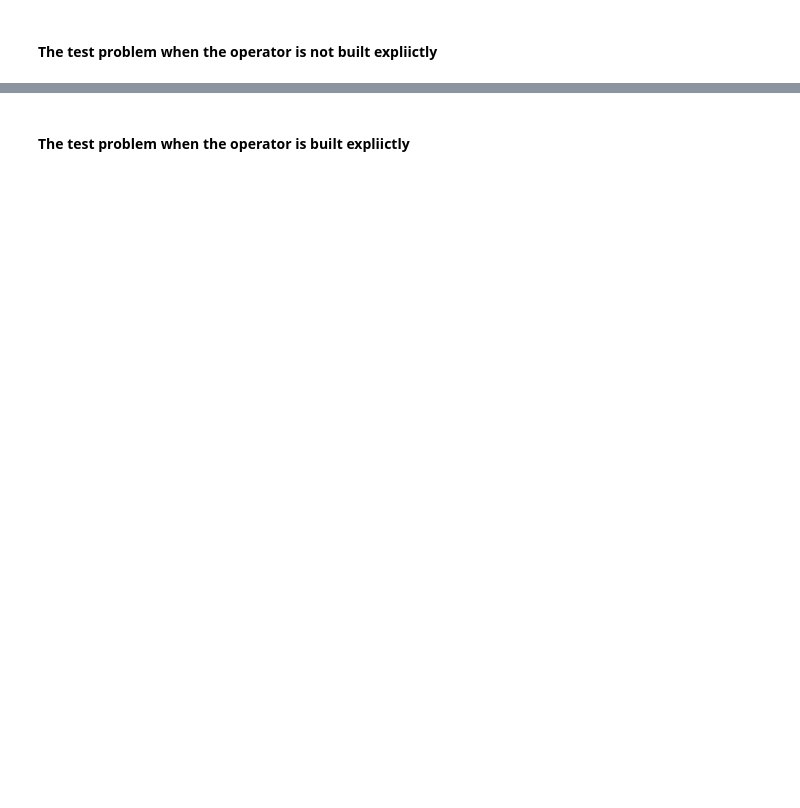
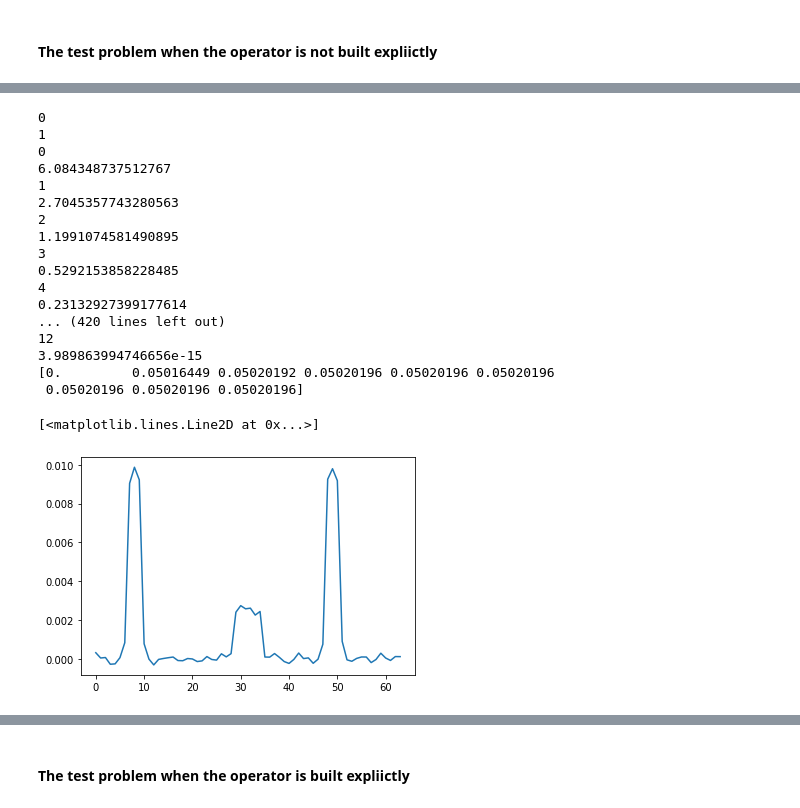
Before and after one commit to mpasha3/trips-py, a Jupyter notebook: demos/demo_1D_deblurring.ipynb, the cells around one changed output, grey strips where cells are left out. Saved outputs shown, nothing was run; the diff lists cells and outputs as text; code cells hidden in the pictures; blank space fills up the shorter version.

```diff
--- a/demos/demo_1D_deblurring.ipynb
+++ b/demos/demo_1D_deblurring.ipynb
@@ -52,8 +60,8 @@ plt.plot(rel_error)
 #### The test problem when the operator is not built expliictly
 # %%
 b_vec = b.reshape((-1,1))
-xarnoldi_tikhonov = hybrid_gmres(A, b_vec, n_iter = 9, regparam = 'gcv', delta = delta, shape = [64, 64])[0]
-outpgcv = hybrid_gmres(A, b_vec, n_iter = 9, regparam = 'gcv', delta = delta, shape = [64, 64])
+xarnoldi_tikhonov = hybrid_gmres(A, b_vec, n_iter = 9, regparam = 'dp', delta = delta, shape = [64, 64])[0]
+# outpgcv = hybrid_gmres(A, b_vec, n_iter = 9, regparam = 'gcv', delta = delta, shape = [64, 64])
 regpgcv = outpgcv[3]
 print(regpgcv)
 #plt.plot(xarnoldi_tikhonov)
@@ -69,10 +95,30 @@ print(deltavar)
 # %%
 xarnoldi_tikhonov_dp = hybrid_gmres(A, b_vec, n_iter = 9, regparam = 'dp', delta = deltavar, shape = [64, 64])[0]
 outpdp = hybrid_gmres(A, b_vec, n_iter = 9, regparam = 'dp', delta = deltavar, shape = [64, 64])
 regpdp = outpdp[3]
 print(regpdp)
 
-# plt.plot(xarnoldi_tikhonov)
+plt.plot(xarnoldi_tikhonov)
+# %% [output]
+0
+1
+0
+6.084348737512767
+1
+2.7045357743280563
+2
+1.1991074581490895
+3
+0.5292153858228485
+4
+0.23132927399177614
+... (420 lines left out)
+12
+3.989863994746656e-15
+[0.         0.05016449 0.05020192 0.05020196 0.05020196 0.05020196
+ 0.05020196 0.05020196 0.05020196]
+[<matplotlib.lines.Line2D at 0x...>]
+[figure, added]
 # %%
 # plt.plot(xarnoldi_tikhonov)
 plt.plot(xarnoldi_tikhonov_dp)
```
Also changed, not shown: parts of 13 cells of this notebook, 3 other files.
